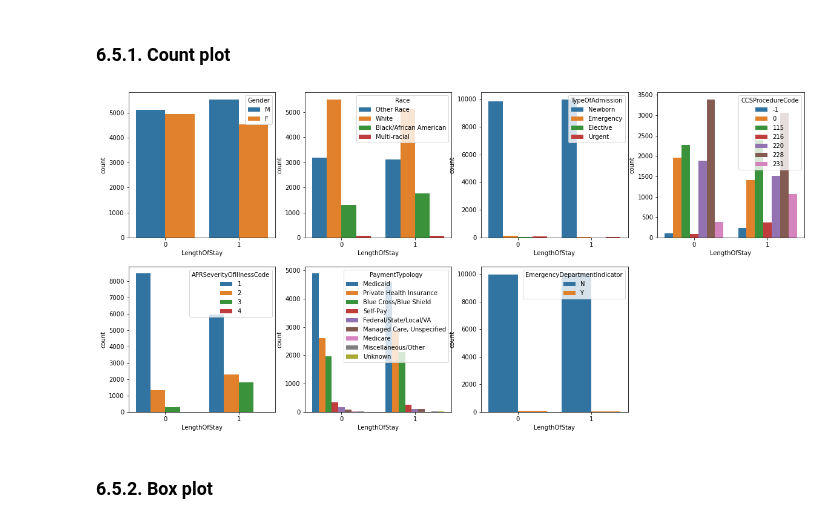
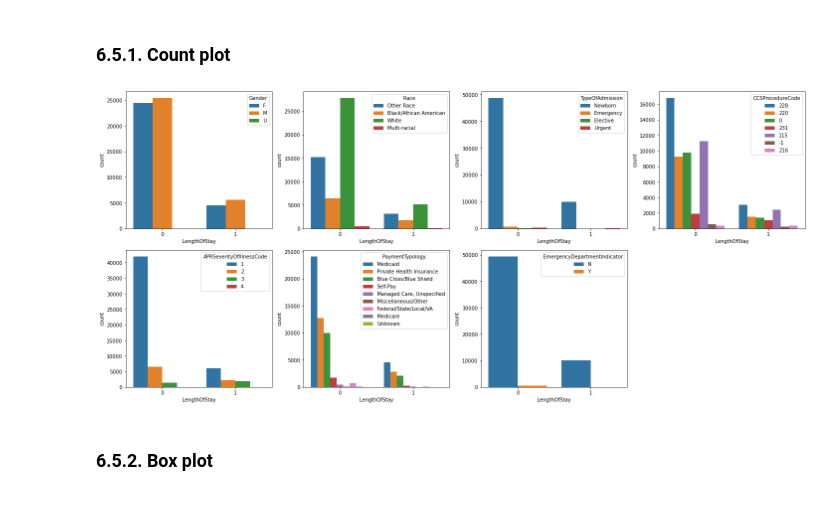
Before and after one commit to qinqin65/MachineLerningAssignment1, a Jupyter notebook: s3805989_assignment1.ipynb, the cells around one changed output. Cells and saved outputs as stored; diff of their text form; code cells hidden in the pictures.

```diff
--- a/s3805989_assignment1.ipynb
+++ b/s3805989_assignment1.ipynb
@@ -65 +65,6 @@ dtypes: int64(10), object(6)
 memory usage: 7.3+ MB
+# %%
+data['CCSProcedureCode'] = data['CCSProcedureCode'].astype('str')
+data['APRSeverityOfIllnessCode'] = data['APRSeverityOfIllnessCode'].astype('str')
+data['LengthOfStay'] = data['LengthOfStay'].astype('str')
+data.info()
@@ -127,4 +150,4 @@ From above distribution graphs, we can see that:
 # %% [markdown]
 ## 6.2. Remove the anomoly from the "Gender" attribute
 # %%
-data.drop(data[data['Gender']=='U'].index, axis=0, inplace=True)
+# data.drop(data[data['Gender']=='U'].index, axis=0, inplace=True)
@@ -159,7 +186,3 @@ This notebook only tried to transform the two below attributes because the trans
-# %%
-transform_attributes = ['AverageCostInFacility', 'AverageIncomeInZipCode']
-powertransformer = PowerTransformer(standardize=False).fit(data.loc[:, transform_attributes])
-data.loc[:, transform_attributes] = powertransformer.transform(data.loc[:, transform_attributes])
 # %% [markdown]
 ## 6.5. Show data distributions categoried by the "LengthOfStay" attribute
 # %%
@@ -168,12 +191,13 @@ numerical_attributes = list(set(data.drop('LengthOfStay', axis=1).columns).diffe
 # %% [markdown]
 ### 6.5.1. Count plot
 # %%
-plt.figure(figsize=(20,15))
+plt.figure(figsize=(20,13))
 for i, col in enumerate(nominal_attributes):
     plt.subplot(3,4,i+1)
-    sns.countplot(x="LengthOfStay", hue=col, data=downsampled)
+    sns.countplot(x="LengthOfStay", hue=col, data=data)
+plt.tight_layout()
 # %% [output]
-[figure, old version]
+[figure, new version]
 # %% [markdown]
 ### 6.5.2. Box plot
 # %%
```
Also changed, not shown: parts of 30 cells of this notebook.
